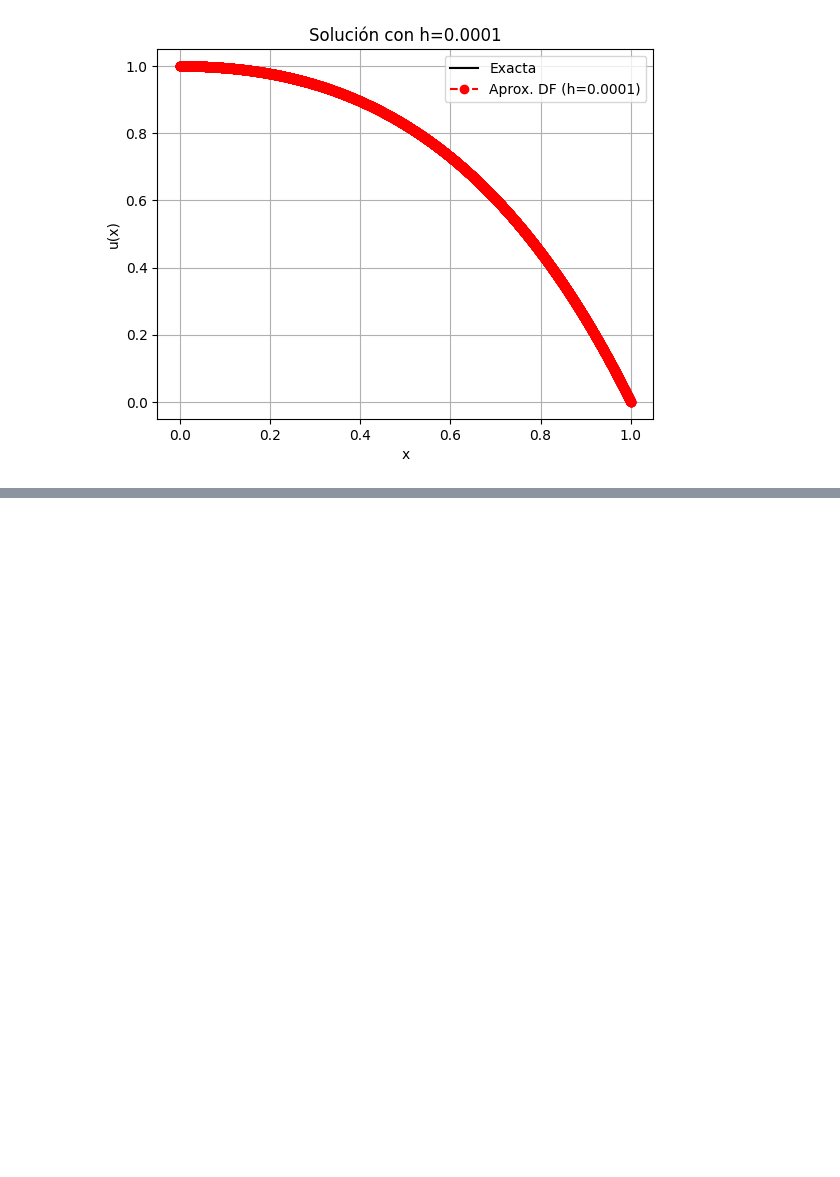
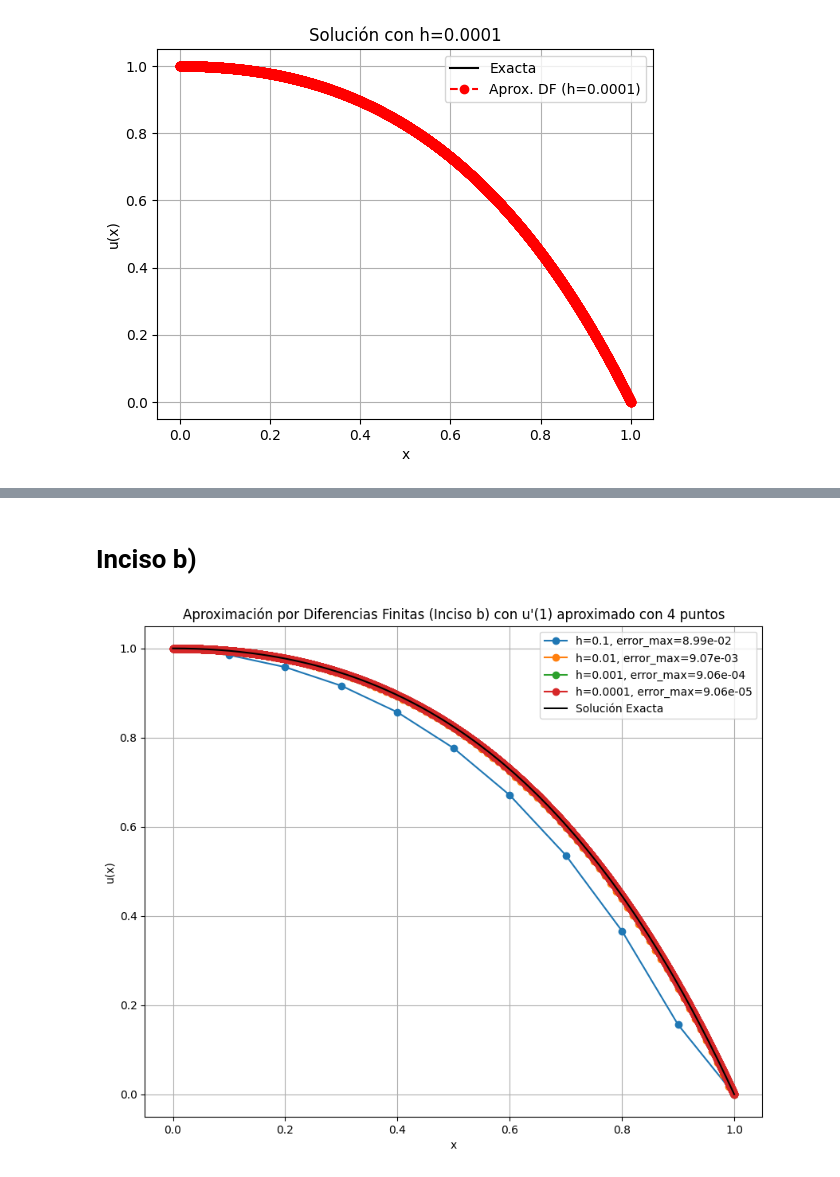
Before and after one commit to dserranog1/numerical-analysis, a Jupyter notebook: numerical_analysis/worksheet_5/exercise_7.ipynb, the cells around one changed output, grey strips where cells are left out. Saved outputs shown, nothing was run; the diff lists cells and outputs as text; code cells hidden in the pictures; blank space fills up the shorter version.

```diff
--- a/numerical_analysis/worksheet_5/exercise_7.ipynb
+++ b/numerical_analysis/worksheet_5/exercise_7.ipynb
@@ -66,0 +269,74 @@ for h in h_list:
+# %% [markdown]
+# Inciso b)
+# %%
+import numpy as np
+import matplotlib.pyplot as plt
+import pandas as pd
+
+def finite_diff_b(h):
+    N = int(1 / h)  # Número de subintervalos en [0,1]
+    x = np.linspace(0, 1, N + 1)  # Nodos: x_0, x_1, ..., x_N
+    n_unknowns = N - 1  # Incógnitas: u_1, u_2, ..., u_{N-1}
+
+    # Se arma la matriz A y el vector b para el sistema en los nodos internos
+    A = np.zeros((n_unknowns, n_unknowns))
+    b = np.zeros(n_unknowns)
+
+    # Para los nodos j=1,...,N-1 se usa la aproximación centrada para u'':
+    #   - (u_{j-1} - 2u_j + u_{j+1})/h^2 + x_j u_j = (1+2x_j-x_j^2)e^(x_j)
+    for i in range(n_unknowns):
+        j = i + 1  # j corresponde al nodo real x_j
+        xi = x[j]
+        b[i] = (1 + 2 * xi - xi**2) * np.exp(xi)
+        A[i, i] = 2 / h**2 + xi
+        # Nodo izquierdo: u_{j-1}
+        if i == 0:
+            # u(0)=1 es conocida; se traslada (-1/h^2)*u(0) al lado derecho
+            b[i] += (1 / h**2) * 1
+        else:
+            A[i, i - 1] = -1 / h**2
+        # Nodo derecho: u_{j+1}
+        # Para j=1,...,N-2 se usa el coeficiente habitual; para el último nodo interno,
+        # se dejará que la modificación posterior lo ajuste para incorporar la condición derivada.
+        if i < n_unknowns - 1:
+            A[i, i + 1] = -1 / h**2
+
+    # En el último nodo interno, correspondiente a x_{N-1} = 1-h, en lugar de la discretización
+    # estándar se impone la condición derivada (usando la fórmula de 4 puntos y u(1)=0) que,
+    # tras la eliminación del nodo fantasma, conduce a:
+    #
+    #   - (2/h^2) * U_{N-2} + (5/h^2 + x_{N-1}) * U_{N-1} = (1+2x_{N-1}-x_{N-1}^2)e^(x_{N-1}).
+    A[-1, -2] = -2 / h**2
+    A[-1, -1] = 5 / h**2 + x[-2]  # x[-2] es el penúltimo nodo, es decir, x_{N-1}=1-h
+    b[-1] = (1 + 2 * x[-2] - x[-2]**2) * np.exp(x[-2])
+
+    # Se resuelve el sistema lineal A * U_interior = b
+    U_interior = np.linalg.solve(A, b)
+
+    # Se reconstruye la solución completa, incorporando las condiciones de contorno:
+    U = np.concatenate(([1], U_interior, [0]))
+    return x, U, A
+
+def exact_solution(x):
+    """Solución exacta: u(x) = (1-x)e^x"""
+    return (1 - x) * np.exp(x)
+
+hs = [0.1, 0.01, 0.001, 0.0001]
+plt.figure(figsize=(10, 8))
+for h in hs:
+    x, U, A = finite_diff_b(h)
+    U_exact = exact_solution(x)
+    err_max = np.max(np.abs(U - U_exact))
+    plt.plot(x, U, "o-", label=f"h={h}, error_max={err_max:.2e}")
+
+# Graficamos también la solución exacta
+x_fine = np.linspace(0, 1, 200)
+plt.plot(x_fine, exact_solution(x_fine), "k-", label="Solución Exacta")
+plt.xlabel("x")
+plt.ylabel("u(x)")
+plt.title("Aproximación por Diferencias Finitas (Inciso b) con u'(1) aproximado con 4 puntos")
+plt.legend()
+plt.grid(True)
+plt.show()
+# %% [output]
+[figure, added]
```
Also changed, not shown: parts of 8 cells of this notebook.
